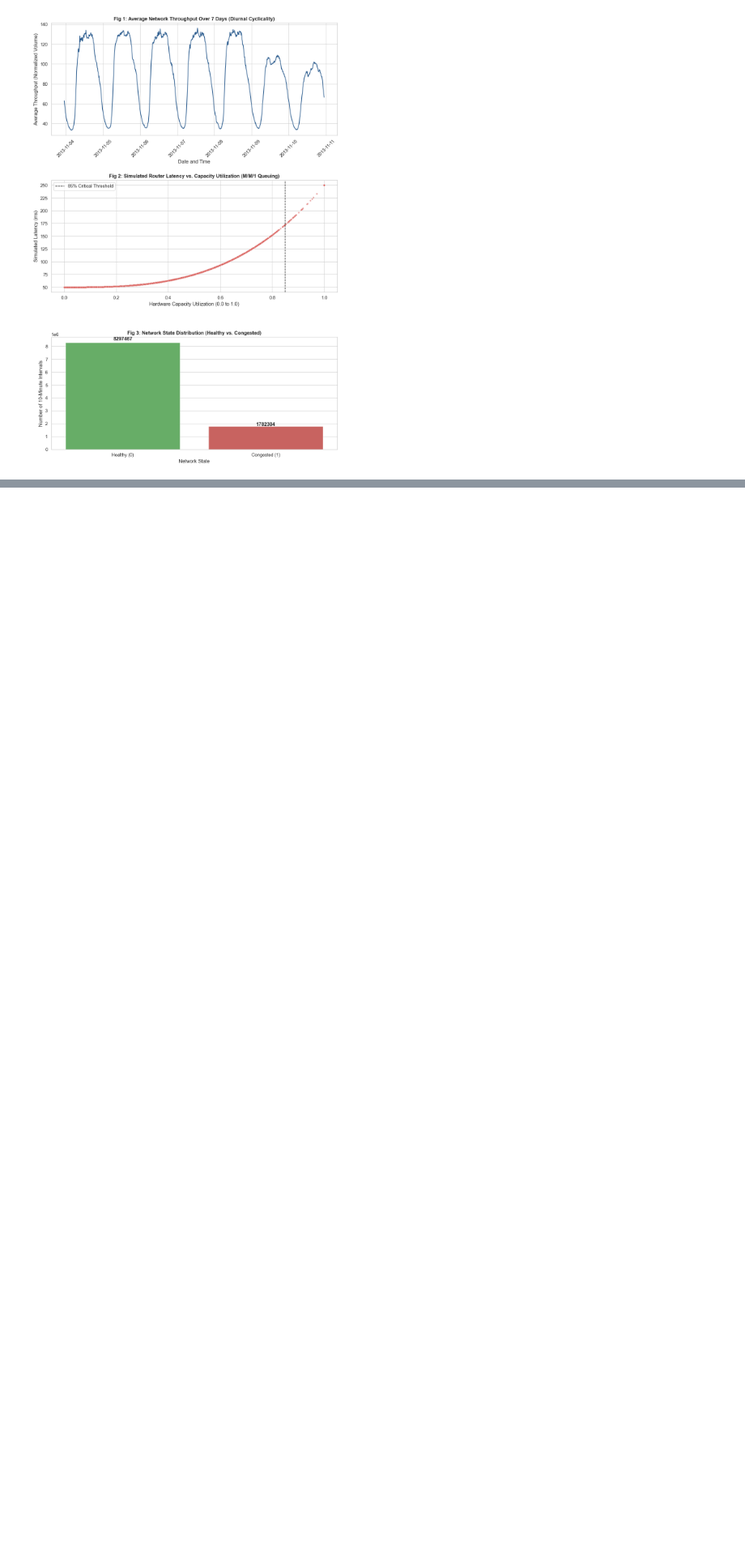
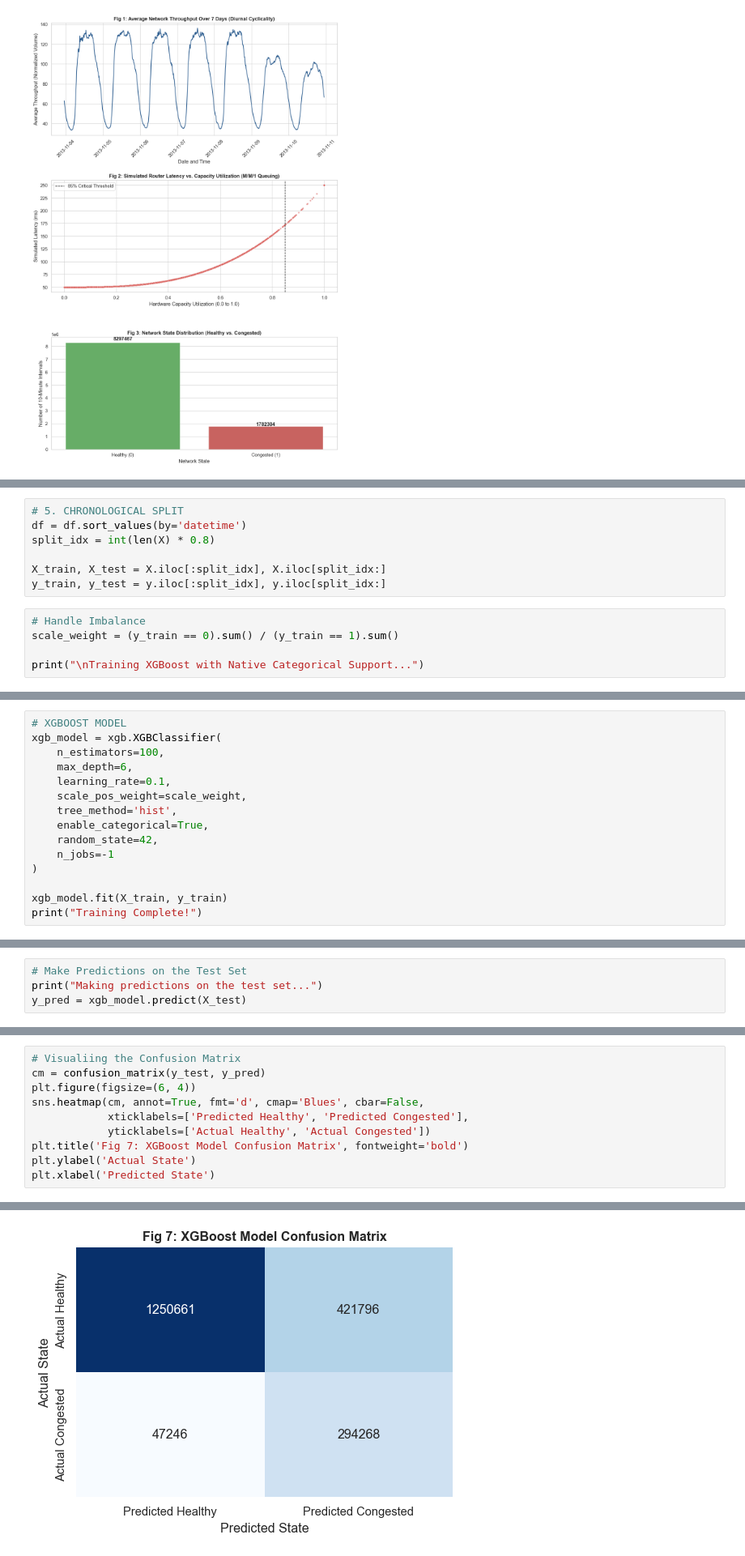
Before and after one commit to Abiodun-Amos/Network-Congestion-Prediction, a Jupyter notebook: Network Congestion Prediction.ipynb, the cells around one changed output, grey strips where cells are left out. Shown at 81% size. Cells and saved outputs as stored; diff of their text form; blank space fills up the shorter version.

Commit message:
feat: build and train initial network congestion prediction model

```diff
--- a/Network Congestion Prediction.ipynb
+++ b/Network Congestion Prediction.ipynb
@@ -529,0 +637,12 @@ Passing `palette` without assigning `hue` is deprecated and will be removed in v
+# %%
+# 5. CHRONOLOGICAL SPLIT
+df = df.sort_values(by='datetime')
+split_idx = int(len(X) * 0.8)
+
+X_train, X_test = X.iloc[:split_idx], X.iloc[split_idx:]
+y_train, y_test = y.iloc[:split_idx], y.iloc[split_idx:]
+# %%
+# Handle Imbalance
+scale_weight = (y_train == 0).sum() / (y_train == 1).sum()
+
+print("\nTraining XGBoost with Native Categorical Support...")
@@ -529,0 +651,15 @@ Passing `palette` without assigning `hue` is deprecated and will be removed in v
+# %%
+# XGBOOST MODEL
+xgb_model = xgb.XGBClassifier(
+    n_estimators=100,
+    max_depth=6,
+    learning_rate=0.1,
+    scale_pos_weight=scale_weight,
+    tree_method='hist',
+    enable_categorical=True,
+    random_state=42,
+    n_jobs=-1
+)
+
+xgb_model.fit(X_train, y_train)
+print("Training Complete!")
@@ -529,0 +668,4 @@ Passing `palette` without assigning `hue` is deprecated and will be removed in v
+# %%
+# Make Predictions on the Test Set
+print("Making predictions on the test set...")
+y_pred = xgb_model.predict(X_test)
@@ -529,0 +690,11 @@ Passing `palette` without assigning `hue` is deprecated and will be removed in v
+# %%
+# Visualiing the Confusion Matrix
+cm = confusion_matrix(y_test, y_pred)
+plt.figure(figsize=(6, 4))
+sns.heatmap(cm, annot=True, fmt='d', cmap='Blues', cbar=False,
+            xticklabels=['Predicted Healthy', 'Predicted Congested'],
+            yticklabels=['Actual Healthy', 'Actual Congested'])
+plt.title('Fig 7: XGBoost Model Confusion Matrix', fontweight='bold')
+plt.ylabel('Actual State')
+plt.xlabel('Predicted State')
+# %% [output]
@@ -529,0 +702 @@ Passing `palette` without assigning `hue` is deprecated and will be removed in v
+[figure, added]
```
Also changed, not shown: parts of 18 cells of this notebook.
